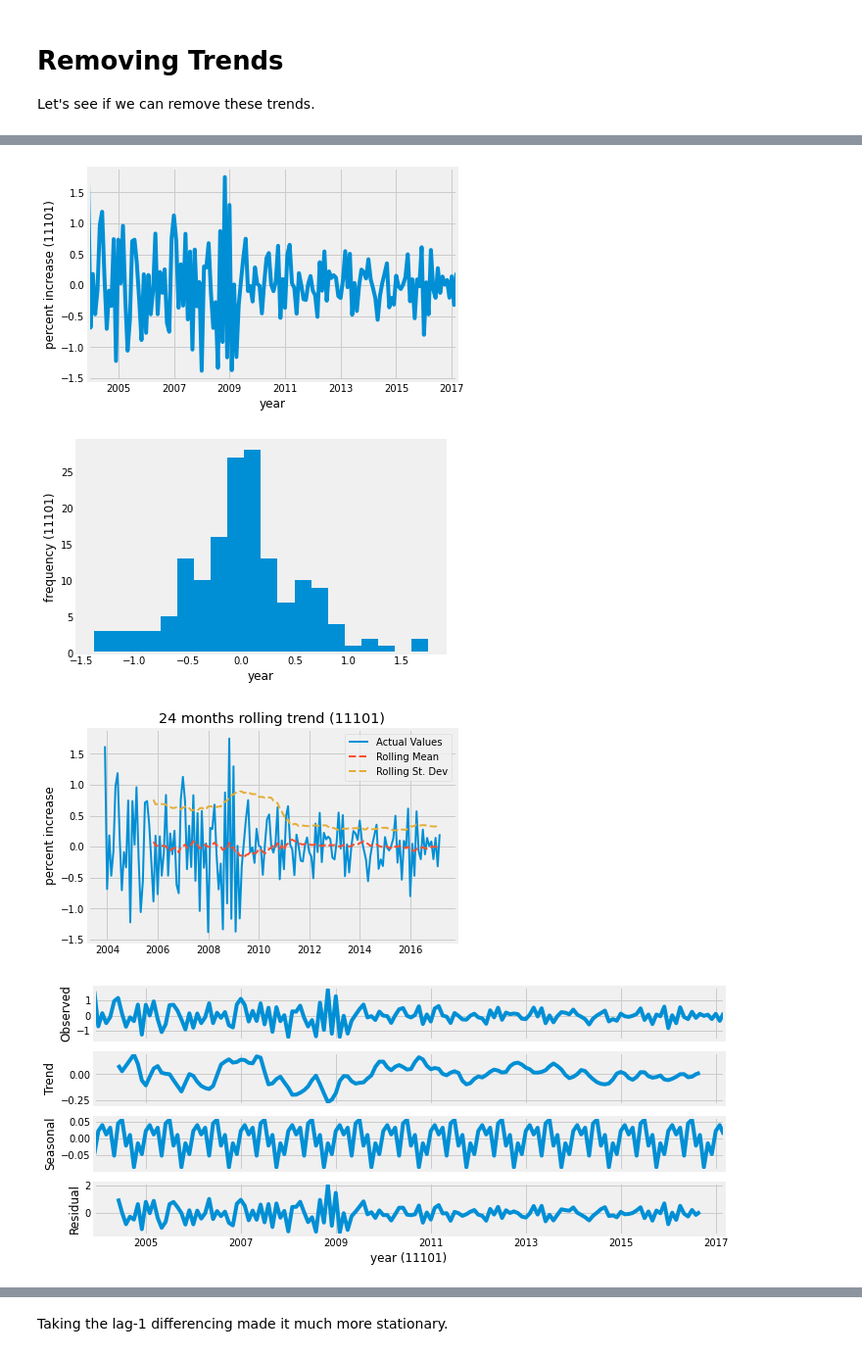
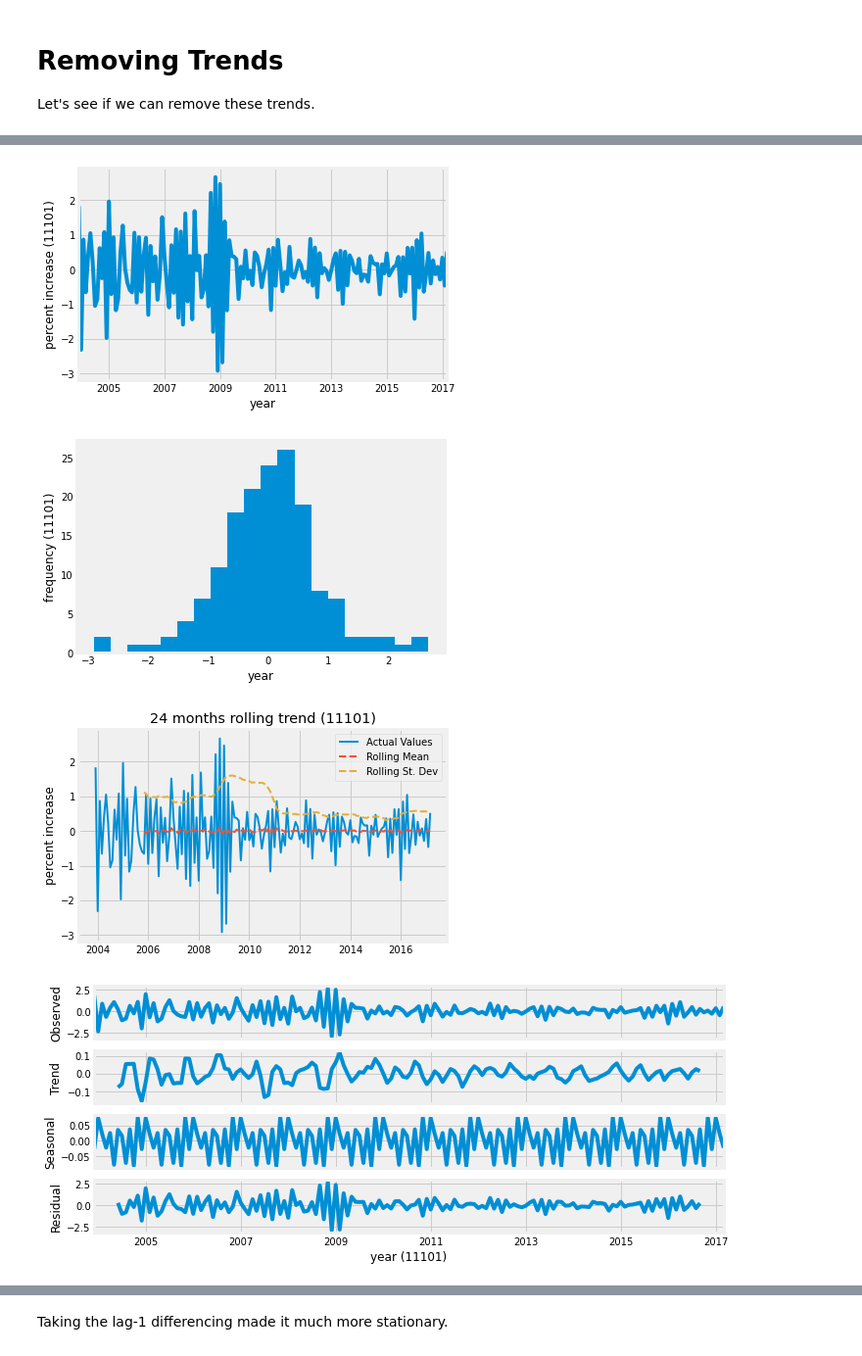
Before and after one commit to stereopickle/real_estate_prediction, a Jupyter notebook: 010.Exploratory_Data_Analysis.ipynb, the cells around one changed output, grey strips where cells are left out. Shown at 98% size. Saved outputs shown, nothing was run; the diff lists cells and outputs as text; code cells hidden in the pictures.

```diff
--- a/010.Exploratory_Data_Analysis.ipynb
+++ b/010.Exploratory_Data_Analysis.ipynb
@@ -228,5 +227,6 @@ All of our data shows strong seasonality and some level of trends. Let's see if
 Let's see if we can remove these trends.
 # %%
 diff_df = trdf.diff()
+diff_df2 = diff_df.diff()
 # %%
 plt.figure(figsize = (6, 4))
@@ -239,8 +239,8 @@ plt.show()
 # %%
-print_all(trdf.diff().iloc[2:, :], select_zipcodes[0])
+print_all(diff_df2.iloc[2:, :], select_zipcodes[0])
 # %% [output]
-[figure, old version]
+[figure, new version]
-[figure, old version]
+[figure, new version]
-[figure, old version]
+[figure, new version]
-[figure, old version]
+[figure, new version]
 [11101 SUMMARY]
```
Also changed, not shown: parts of 4 cells of this notebook.
